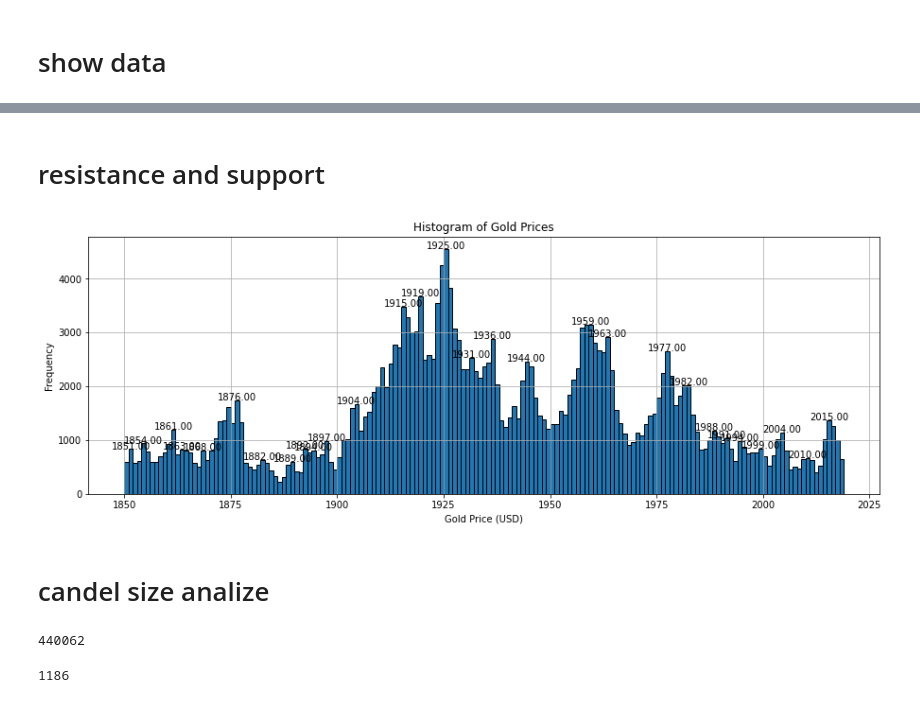
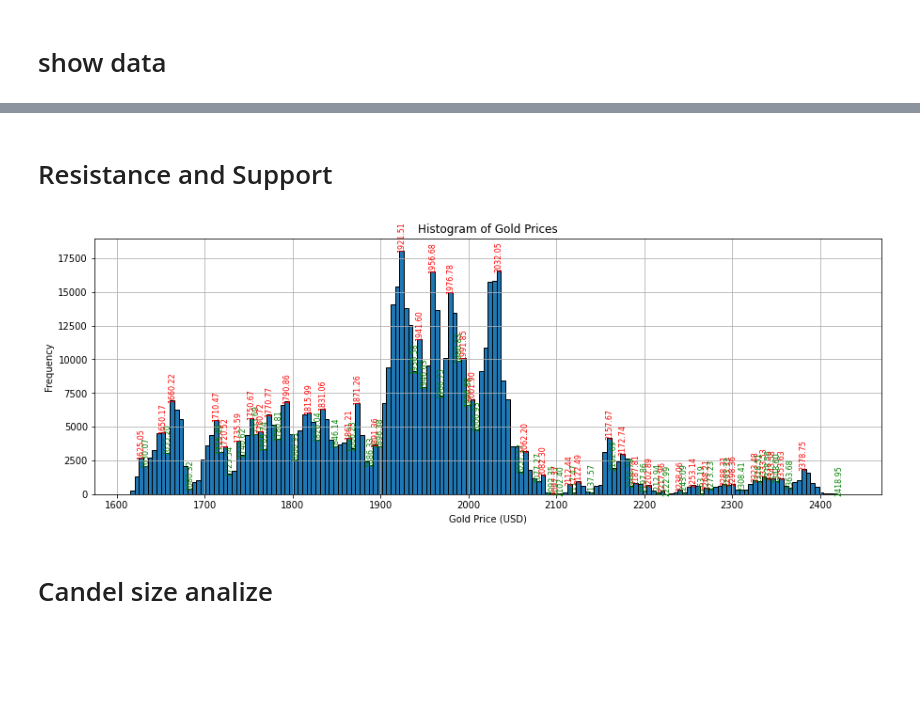
Before and after one commit to Ilia-Abolhasani/forex-price-prediction, a Jupyter notebook: 2 - Analize.ipynb, the cells around one changed output, grey strips where cells are left out. Cells and saved outputs as stored; diff of their text form; code cells hidden in the pictures; blank space fills up the shorter version.

Commit message:
add some analize method.

```diff
--- a/2 - Analize.ipynb
+++ b/2 - Analize.ipynb
@@ -29,2 +32,6 @@ display(df.tail(2))
+# %%
+df['Time'] = pd.to_datetime(df['Time'])
+df.set_index('Time', inplace=True)
+df['Average'] = (df['Open'] + df['Close']) / 2
 # %% [markdown]
 # show data
@@ -37,30 +59,36 @@ plt.show()
 # %% [markdown]
-# resistance and support
+# Resistance and Support
 # %%
- plt.figure(figsize=(15,5))
+plt.figure(figsize=(15, 5))
+
+# Calculate the average price of gold (Open + Close) / 2
 price_of_gold = (df['Open'] + df['Close']) / 2
-price_of_gold = price_of_gold[price_of_gold>1850]
-price_of_gold = price_of_gold[price_of_gold<2020]
-bin_width = 1
+
+# Define bin width and range based on the data
+bin_width = 5
 min_value = int(price_of_gold.min())  # Minimum value in the series
 max_value = int(price_of_gold.max())  # Maximum value in the series
 num_bins = int((max_value - min_value) / bin_width)
 
 # Create a histogram
 n, bins, patches = plt.hist(price_of_gold, bins=num_bins, range=(min_value, max_value), edgecolor='k')
 
 # Customize the plot (add labels, title, etc.)
 plt.xlabel('Gold Price (USD)')
 plt.ylabel('Frequency')
 plt.title('Histogram of Gold Prices')
 plt.grid(True)
-for i in range(1, len(n) - 2):
-    if n[i] > n[i - 1] and n[i] > n[i + 1] and n[i] > n[i + 2]:
-        plt.text(bins[i] + bin_width / 2, n[i] + 1, f'{bins[i]:.2f}', ha='center')
+
+# Identify potential support and resistance levels
+for i in range(1, len(n) - 1):
+    if n[i] > n[i - 1] and n[i] > n[i + 1]:
+        plt.text(bins[i] + bin_width / 2, n[i] + 5, f'{bins[i]:.2f}', ha='center', fontsize=8, color='red', rotation='vertical')
+    elif n[i] < n[i - 1] and n[i] < n[i + 1]:
+        plt.text(bins[i] + bin_width / 2, n[i] + 5, f'{bins[i]:.2f}', ha='center', fontsize=8, color='green', rotation='vertical')
 
 # Show the histogram
 plt.show()
 # %% [output]
-[figure, old version]
+[figure, new version]
 # %% [markdown]
-# candel size analize
+# Candel size analize
@@ -69,8 +94,0 @@ candel_size = df['High'] - df['Low']
-# %%
-candel_size.size
-# %% [output]
-440062
-# %%
-candel_size[candel_size > 3].size
-# %% [output]
-1186
```
Also changed, not shown: parts of 9 cells of this notebook.
